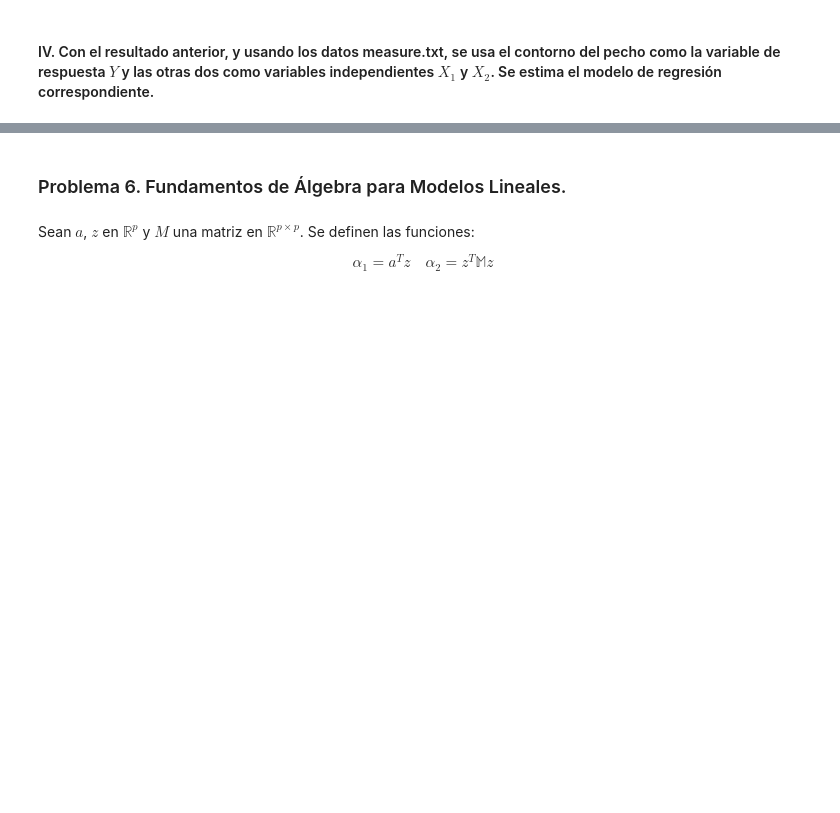
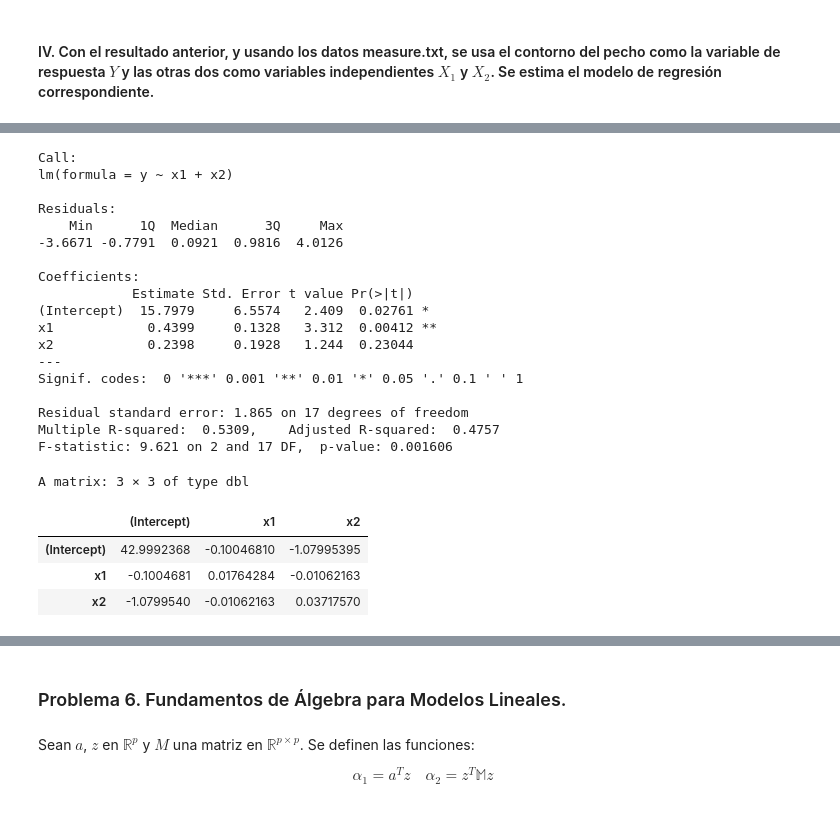
Before and after one commit to MantiMantilla/MEL-2022-2, a Jupyter notebook: Tareas/Tarea 1/Tarea 1.ipynb, the cells around one changed output, grey strips where cells are left out. Drawn from its saved outputs; the diff is of its cells as text; code cells hidden in the pictures; blank space fills up the shorter version.

```diff
--- a/Tareas/Tarea 1/Tarea 1.ipynb
+++ b/Tareas/Tarea 1/Tarea 1.ipynb
@@ -452,0 +516,34 @@ FALTA
+# %%
+#Regresión lineal con X1 y X2
+data=read.table("measure.txt")
+y=data$Chest
+x1=data$Waist
+x2=data$Hips
+
+RegresionX=lm(y~x1+x2)
+summary(RegresionX)
+vcov(RegresionX)
+# %% [output]
+Call:
+lm(formula = y ~ x1 + x2)
+
+Residuals:
+    Min      1Q  Median      3Q     Max
+-3.6671 -0.7791  0.0921  0.9816  4.0126
+
+Coefficients:
+            Estimate Std. Error t value Pr(>|t|)
+(Intercept)  15.7979     6.5574   2.409  0.02761 *
+x1            0.4399     0.1328   3.312  0.00412 **
+x2            0.2398     0.1928   1.244  0.23044
+---
+Signif. codes:  0 '***' 0.001 '**' 0.01 '*' 0.05 '.' 0.1 ' ' 1
+
+Residual standard error: 1.865 on 17 degrees of freedom
+Multiple R-squared:  0.5309,    Adjusted R-squared:  0.4757
+F-statistic: 9.621 on 2 and 17 DF,  p-value: 0.001606
+A matrix: 3 × 3 of type dbl
+|  | (Intercept) | x1 | x2 |
+| (Intercept) | 42.9992368 | -0.10046810 | -1.07995395 |
+| x1 | -0.1004681 | 0.01764284 | -0.01062163 |
+| x2 | -1.0799540 | -0.01062163 | 0.03717570 |
```
Also changed, not shown: parts of 25 cells of this notebook, 1 other file.
